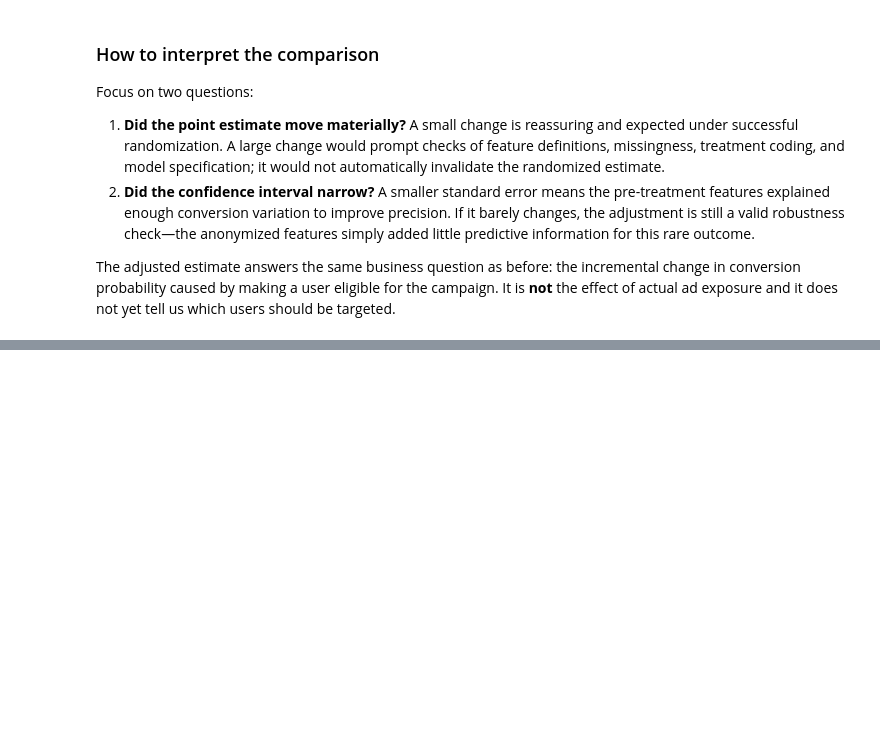
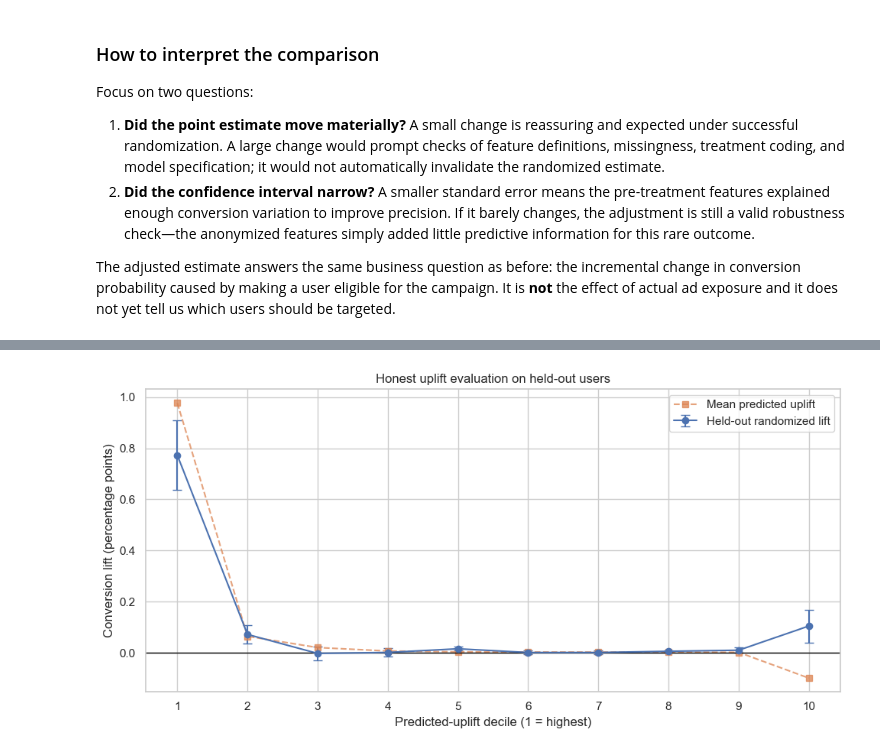
Before and after one commit to kvasu2/criteo-uplift, a Jupyter notebook: criteo_randomized_ads_causal_inference.ipynb, the cells around one changed output, grey strips where cells are left out. Drawn from its saved outputs; the diff is of its cells as text; code cells hidden in the pictures; blank space fills up the shorter version.

```diff
--- a/criteo_randomized_ads_causal_inference.ipynb
+++ b/criteo_randomized_ads_causal_inference.ipynb
@@ -557,0 +682,12 @@ Keep the randomized ITT estimate as the benchmark against which more complex mod
+# %%
+# Predictions are made only after both models are frozen.
+mu0_hat = control_model.predict_proba(uplift_test[FEATURES])[:, 1]
+mu1_hat = treated_model.predict_proba(uplift_test[FEATURES])[:, 1]
+uplift_test["predicted_control_probability"] = mu0_hat.astype("float32")
+uplift_test["predicted_treated_probability"] = mu1_hat.astype("float32")
+uplift_test["predicted_uplift"] = (mu1_hat - mu0_hat).astype("float32")
+
+predicted_uplift_summary = uplift_test["predicted_uplift"].describe(
+    percentiles=[0.01, 0.10, 0.25, 0.50, 0.75, 0.90, 0.99]
+)
+predicted_uplift_summary.to_frame("predicted_uplift")
@@ -557,0 +793,26 @@ Keep the randomized ITT estimate as the benchmark against which more complex mod
+# %%
+fig, ax = plt.subplots(figsize=(10, 5))
+x = uplift_by_decile.index.to_numpy()
+y = 100 * uplift_by_decile["observed_test_uplift"].to_numpy()
+yerr = 100 * np.vstack([
+    uplift_by_decile["observed_test_uplift"] - uplift_by_decile["ci_low"],
+    uplift_by_decile["ci_high"] - uplift_by_decile["observed_test_uplift"],
+])
+
+ax.errorbar(x, y, yerr=yerr, fmt="o-", capsize=4, label="Held-out randomized lift")
+ax.plot(
+    x, 100 * uplift_by_decile["mean_predicted_uplift"],
+    "s--", alpha=0.75, label="Mean predicted uplift",
+)
+ax.axhline(0, color="black", linewidth=1)
+ax.set(
+    xlabel="Predicted-uplift decile (1 = highest)",
+    ylabel="Conversion lift (percentage points)",
+    title="Honest uplift evaluation on held-out users",
+    xticks=x,
+)
+ax.legend()
+plt.tight_layout()
+plt.show()
+# %% [output]
+[figure, added]
```
Also changed, not shown: parts of 15 cells of this notebook.
